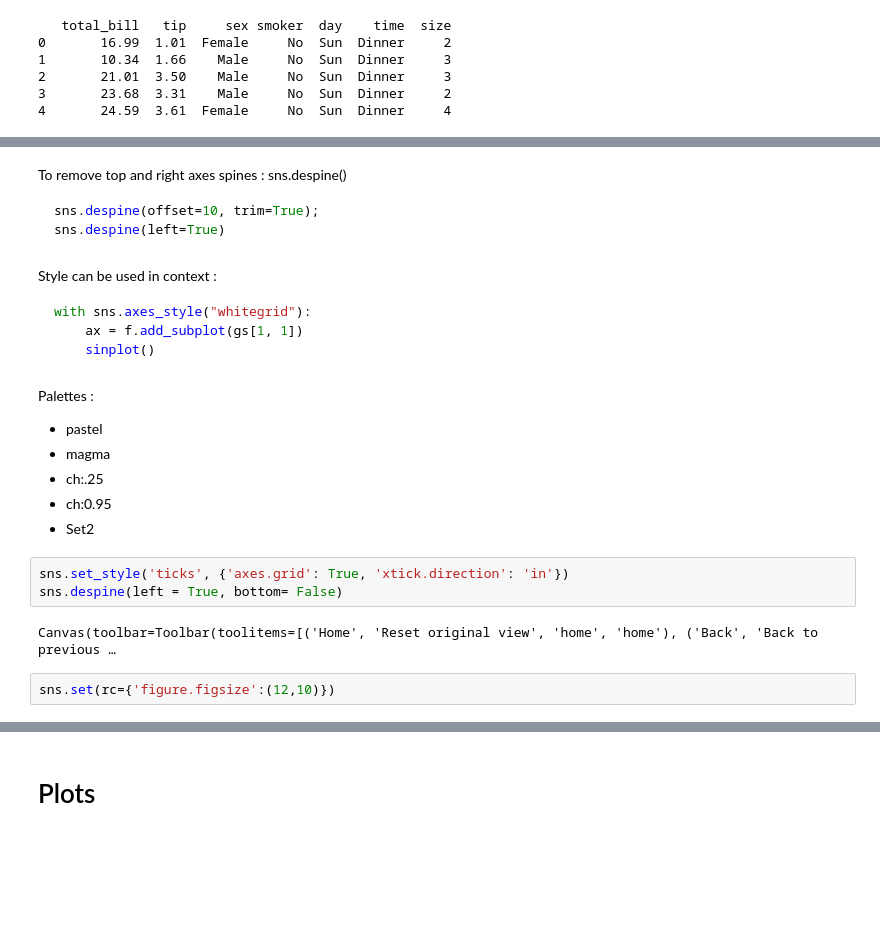
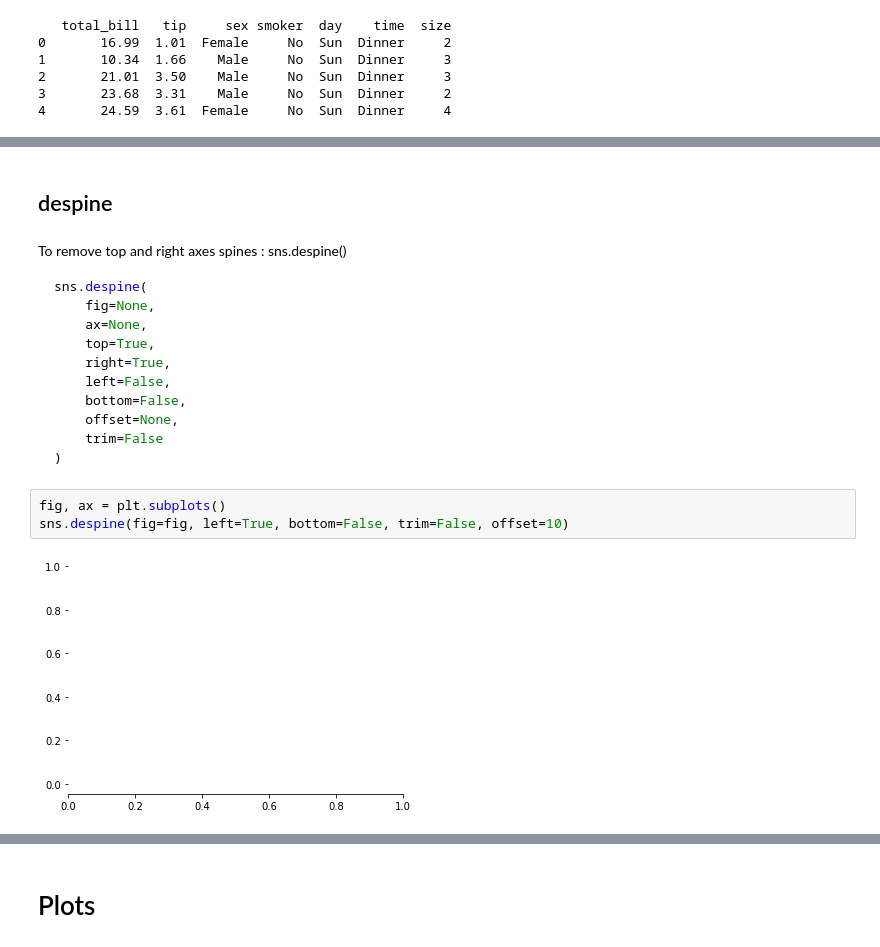
Before and after one commit to mocquin/quickstarts, a Jupyter notebook: seaborn.ipynb, the cells around one changed output, grey strips where cells are left out. Drawn from its saved outputs; the diff is of its cells as text; blank space fills up the shorter version.

````diff
--- a/seaborn.ipynb
+++ b/seaborn.ipynb
@@ -126,28 +299,21 @@ sns.set_style("darkgrid")
+# %% [markdown]
+## despine
 # %% [markdown]
 To remove top and right axes spines : sns.despine()
 ```python
-sns.despine(offset=10, trim=True);
-sns.despine(left=True)
+sns.despine(
+    fig=None,
+    ax=None,
+    top=True,
+    right=True,
+    left=False,
+    bottom=False,
+    offset=None,
+    trim=False
+)
 ```
-# %% [markdown]
-Style can be used in context :
-```python
-with sns.axes_style("whitegrid"):
-    ax = f.add_subplot(gs[1, 1])
-    sinplot()
-```
-# %% [markdown]
-Palettes :
-
- - pastel
- - magma
- - ch:.25
- - ch:0.95
- - Set2
-# %%
-sns.set_style('ticks', {'axes.grid': True, 'xtick.direction': 'in'})
-sns.despine(left = True, bottom= False)
-# %% [output]
-Canvas(toolbar=Toolbar(toolitems=[('Home', 'Reset original view', 'home', 'home'), ('Back', 'Back to previous …
-# %%
-sns.set(rc={'figure.figsize':(12,10)})
+# %%
+fig, ax = plt.subplots()
+sns.despine(fig=fig, left=True, bottom=False, trim=False, offset=10)
+# %% [output]
+[figure, added]
````
Also changed, not shown: parts of 41 cells of this notebook.
